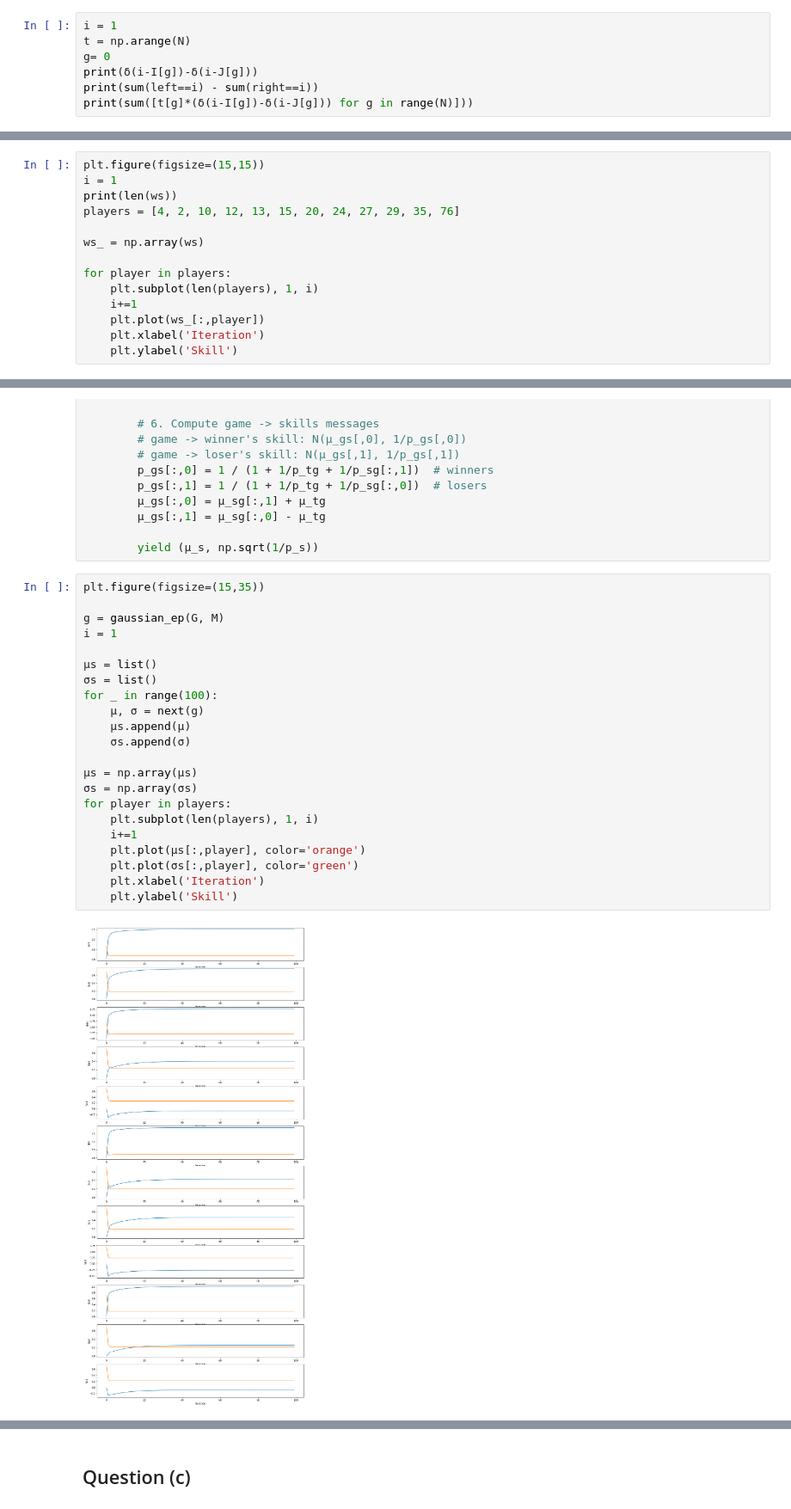
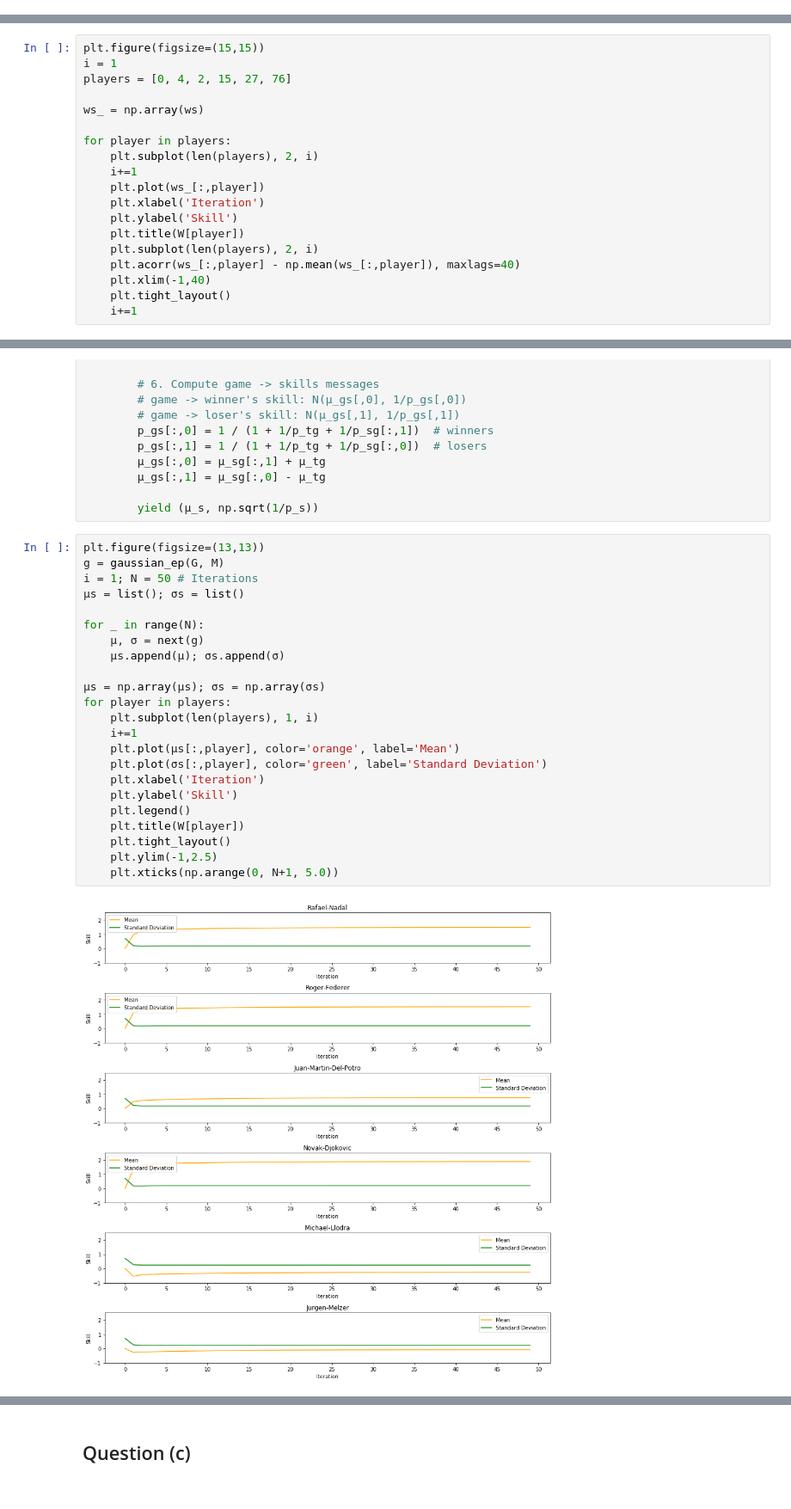
Before and after one commit to JCobbles/pml-courseworks, a Jupyter notebook: coursework2.ipynb, the cells around one changed output, grey strips where cells are left out. Shown at 86% size. Cells and saved outputs as stored; diff of their text form.

```diff
--- a/coursework2.ipynb
+++ b/coursework2.ipynb
@@ -48,10 +48,3 @@ Does it look as though the Gibbs sampler is able to move around the posterior di
 # %%
 def δ(x):
     return 1 if x == 0 else 0
-# %%
-i = 1
-t = np.arange(N)
-g= 0
-print(δ(i-I[g])-δ(i-J[g]))
-print(sum(left==i) - sum(right==i))
-print(sum([t[g]*(δ(i-I[g])-δ(i-J[g])) for g in range(N)]))
@@ -118,16 +102,21 @@ for _ in range(1100): #1100
 # %%
 plt.figure(figsize=(15,15))
 i = 1
-print(len(ws))
-players = [4, 2, 10, 12, 13, 15, 20, 24, 27, 29, 35, 76]
+players = [0, 4, 2, 15, 27, 76]
 
 ws_ = np.array(ws)
 
 for player in players:
-    plt.subplot(len(players), 1, i)
+    plt.subplot(len(players), 2, i)
     i+=1
     plt.plot(ws_[:,player])
     plt.xlabel('Iteration')
     plt.ylabel('Skill')
+    plt.title(W[player])
+    plt.subplot(len(players), 2, i)
+    plt.acorr(ws_[:,player] - np.mean(ws_[:,player]), maxlags=40)
+    plt.xlim(-1,40)
+    plt.tight_layout()
+    i+=1
 # %% [output]
 1100
@@ -189,26 +182,27 @@ def gaussian_ep(G, M):
 
         yield (μ_s, np.sqrt(1/p_s))
 # %%
-plt.figure(figsize=(15,35))
+plt.figure(figsize=(13,13))
+g = gaussian_ep(G, M)
+i = 1; N = 50 # Iterations
+μs = list(); σs = list()
 
-g = gaussian_ep(G, M)
-i = 1
+for _ in range(N):
+    μ, σ = next(g)
+    μs.append(μ); σs.append(σ)
 
-μs = list()
-σs = list()
-for _ in range(100):
-    μ, σ = next(g)
-    μs.append(μ)
-    σs.append(σ)
-
-μs = np.array(μs)
-σs = np.array(σs)
+μs = np.array(μs); σs = np.array(σs)
 for player in players:
     plt.subplot(len(players), 1, i)
     i+=1
-    plt.plot(μs[:,player], color='orange')
-    plt.plot(σs[:,player], color='green')
+    plt.plot(μs[:,player], color='orange', label='Mean')
+    plt.plot(σs[:,player], color='green', label='Standard Deviation')
     plt.xlabel('Iteration')
     plt.ylabel('Skill')
+    plt.legend()
+    plt.title(W[player])
+    plt.tight_layout()
+    plt.ylim(-1,2.5)
+    plt.xticks(np.arange(0, N+1, 5.0))
 # %% [output]
-[figure, old version]
+[figure, new version]
```
Also changed, not shown: parts of 15 cells of this notebook.
